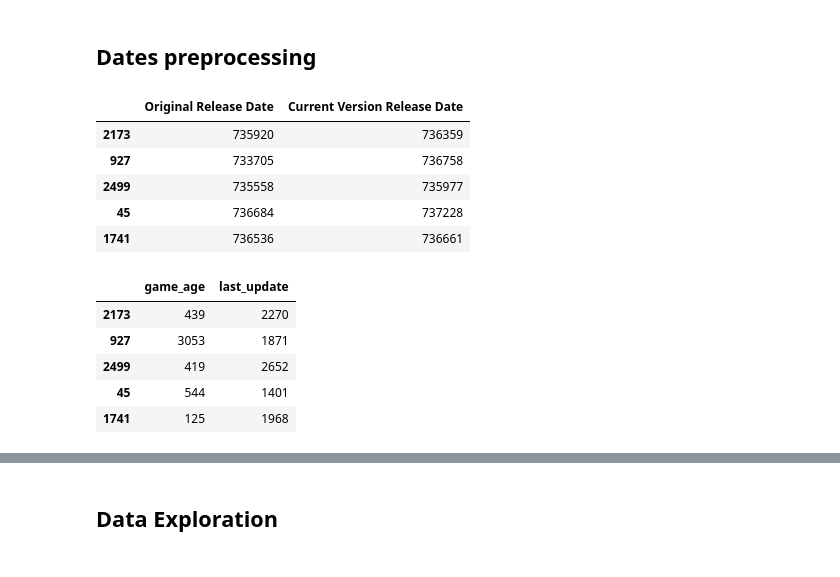
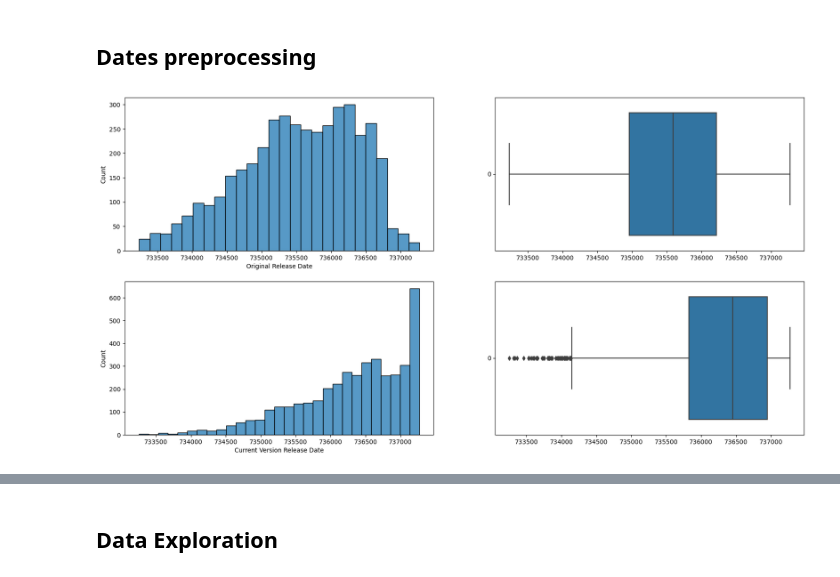
Before and after one commit to yusufnasserdev/games-rating-model, a Jupyter notebook: Phase1/preprocessing.ipynb, the cells around one changed output, grey strips where cells are left out. Drawn from its saved outputs; the diff is of its cells as text; code cells hidden in the pictures.

Commit message:
Added boxplots to the dates columns

```diff
--- a/Phase1/preprocessing.ipynb
+++ b/Phase1/preprocessing.ipynb
@@ -17,10 +22,11 @@ warnings.filterwarnings('ignore')
 # %% [markdown]
 ## Load the dataset
 # %%
-from datetime import datetime
 dateparse = lambda x: datetime.strptime(x, '%d/%m/%Y')
 
-df_origin = pd.read_csv('games-regression-dataset.csv', parse_dates=['Original Release Date' , 'Current Version Release Date'], date_parser=dateparse)
+df_origin = pd.read_csv('games-regression-dataset.csv',
+                        parse_dates=['Original Release Date' , 'Current Version Release Date'],
+                        date_parser=dateparse)
 # %% [markdown]
 ## Download the icons
 # %%
@@ -67,30 +79,34 @@ df.drop(['Primary Genre', 'ID', 'URL'], axis=1, inplace=True)
 # %% [markdown]
 ## Dates preprocessing
 # %%
-# Convert the datetime to ordinal
+## Convert the datetime to ordinal
 
 df['Original Release Date'] = df['Original Release Date'].apply(lambda x: x.toordinal())
 df['Current Version Release Date'] = df['Current Version Release Date'].apply(lambda x: x.toordinal())
-df[['Original Release Date', 'Current Version Release Date']].head()
+
+# Get the median of the Original Release Date, Current Version Release Date after eliminating the outliers
+median_original_release_date = df['Original Release Date'].median()
+median_current_version_release_date = df['Current Version Release Date'].median()
+
+# Create a new column with the age of the game
+df['game_age'] = datetime.now().toordinal() - df['Original Release Date']
+
+# Create a new column with the time since the last update
+df['last_update'] = datetime.now().toordinal() - df['Current Version Release Date']
-# %% [output]
-|  | Original Release Date | Current Version Release Date |
-| 2173 | 735920 | 736359 |
-| 927 | 733705 | 736758 |
-| 2499 | 735558 | 735977 |
-| 45 | 736684 | 737228 |
-| 1741 | 736536 | 736661 |
-# %%
-# Create a new column with the age of the game
-df['game_age'] = df['Current Version Release Date'] - df['Original Release Date']
-
-# Create a new column with the time since the last update
-df['last_update'] = datetime.now().toordinal() - df['Current Version Release Date']
-
-df[['game_age', 'last_update']].head()
-# %% [output]
-|  | game_age | last_update |
-| 2173 | 439 | 2270 |
-| 927 | 3053 | 1871 |
-| 2499 | 419 | 2652 |
-| 45 | 544 | 1401 |
-| 1741 | 125 | 1968 |
+# %%
+# Plot the distribution of the date columns
+
+fig, ax = plt.subplots(2, 2, figsize=(20, 10))
+sns.histplot(df['Original Release Date'], ax=ax[0, 0])
+
+# boxplot of the Original Release Date
+sns.boxplot(df['Original Release Date'], ax=ax[0, 1], orient='h')
+
+sns.histplot(df['Current Version Release Date'], ax=ax[1, 0])
+
+# boxplot of the Current Version Release Date
+sns.boxplot(df['Current Version Release Date'], ax=ax[1, 1], orient='h')
+
+plt.show()
+# %% [output]
+[figure, added]
```
Also changed, not shown: parts of 29 cells of this notebook, 19 other files.
